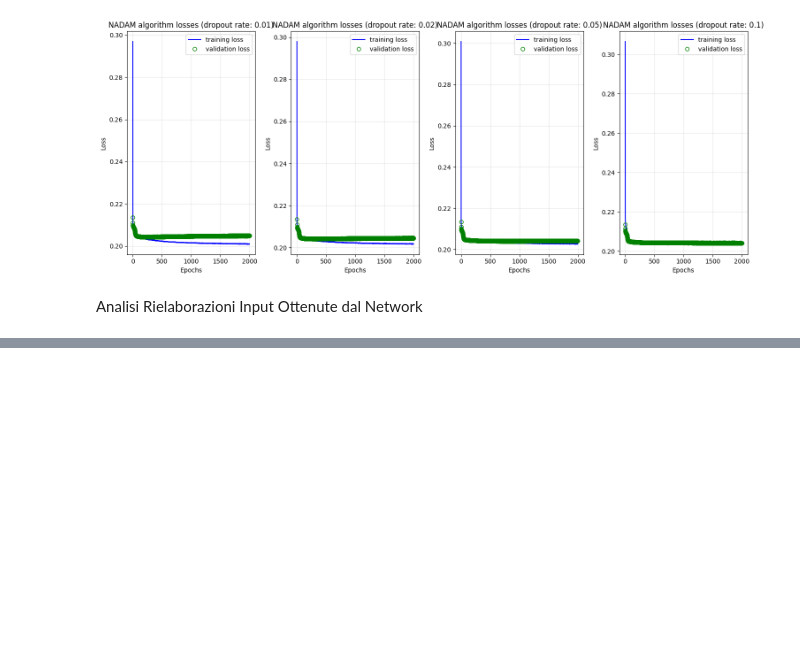
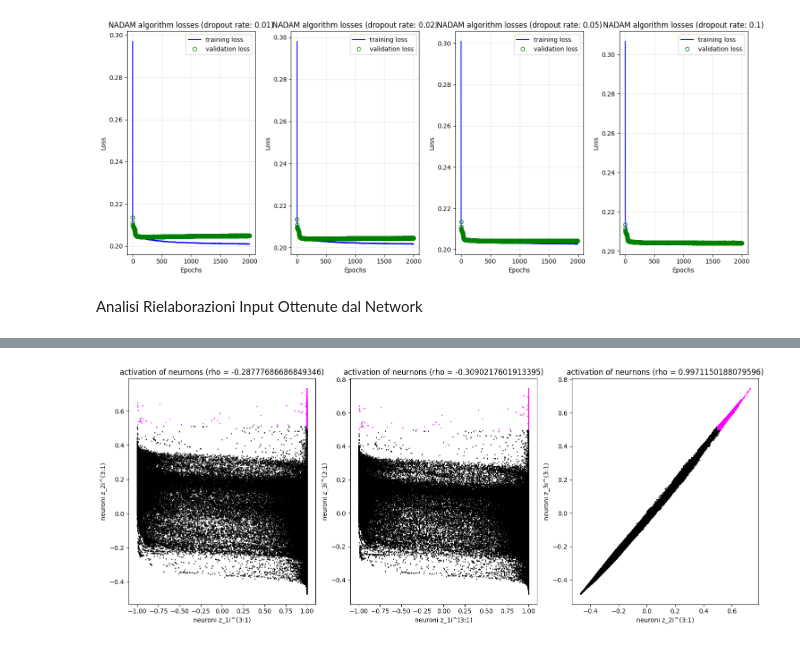
Before and after one commit to matteopastore024-dot/Insurance-project, a Jupyter notebook: Untitled.ipynb, the cells around one changed output, grey strips where cells are left out. Saved outputs shown, nothing was run; the diff lists cells and outputs as text; code cells hidden in the pictures; blank space fills up the shorter version.

```diff
--- a/Untitled.ipynb
+++ b/Untitled.ipynb
@@ -1945,34 +1947,30 @@ plt.show(block = True)
 # %%
-orange_pos = np.max(RRnn_1[:,[0,1]],axis = 1) <= -.5
-magenta_pos = np.min(RRnn_1[:,[0,1]],axis = 1) >=.5
+orange_pos = np.max(RRnn_1[:,[1,2]],axis = 1) <= -.5
+magenta_pos = np.min(RRnn_1[:,[1,2]],axis = 1) >=.5
 neutral_pos = ~(orange_pos | magenta_pos)
 fig,ax = plt.subplots(nrows=1, ncols = 3)
 ax[0].scatter(x = RRnn_1[neutral_pos,0],y = RRnn_1[neutral_pos,1],color = "black",s=.5)
 ax[0].scatter(x = RRnn_1[orange_pos,0],y = RRnn_1[orange_pos,1],color = "orange",s=.5)
 ax[0].scatter(x = RRnn_1[magenta_pos,0],y = RRnn_1[magenta_pos,1],color = "magenta",s=.5)
 ax[0].set_xlabel("neuroni z_1i^(3:1)")
 ax[0].set_ylabel("neuroni z_2i^(3:1)")
 ax[0].set_title(f"activation of neurnons (rho = {spear_1[0,1]})")
 
-orange_pos = np.max(RRnn_1[:,[0,2]],axis = 1) <= -.5
-magenta_pos = np.min(RRnn_1[:,[0,2]],axis = 1) >=.5
-neutral_pos = ~(orange_pos | magenta_pos)
 ax[1].scatter(x = RRnn_1[neutral_pos,0],y = RRnn_1[neutral_pos,2],color = "black",s=.5)
 ax[1].scatter(x = RRnn_1[orange_pos,0],y = RRnn_1[orange_pos,2],color = "orange",s=.5)
 ax[1].scatter(x = RRnn_1[magenta_pos,0],y = RRnn_1[magenta_pos,2],color = "magenta",s=.5)
 ax[1].set_xlabel("neuroni z_1i^(3:1)")
 ax[1].set_ylabel("neuroni z_3i^(3:1)")
 ax[1].set_title(f"activation of neurnons (rho = {spear_1[0,2]})")
 
-orange_pos = np.max(RRnn_1[:,[1,2]],axis = 1) <= -.5
-magenta_pos = np.min(RRnn_1[:,[1,2]],axis = 1) >=.5
-neutral_pos = ~(orange_pos | magenta_pos)
 ax[2].scatter(x = RRnn_1[neutral_pos,1],y = RRnn_1[neutral_pos,2],color = "black",s=.5)
 ax[2].scatter(x = RRnn_1[orange_pos,1],y = RRnn_1[orange_pos,2],color = "orange",s=.5)
 ax[2].scatter(x = RRnn_1[magenta_pos,1],y = RRnn_1[magenta_pos,2],color = "magenta",s=.5)
 ax[2].set_xlabel("neuroni z_2i^(3:1)")
 ax[2].set_ylabel("neuroni z_3i^(3:1)")
 ax[2].set_title(f"activation of neurnons (rho = {spear_1[1,2]})")
 
 plt.tight_layout()
 plt.show(block=True)
+# %% [output]
+[figure, added]
```
Also changed, not shown: parts of 1 cell of this notebook.
